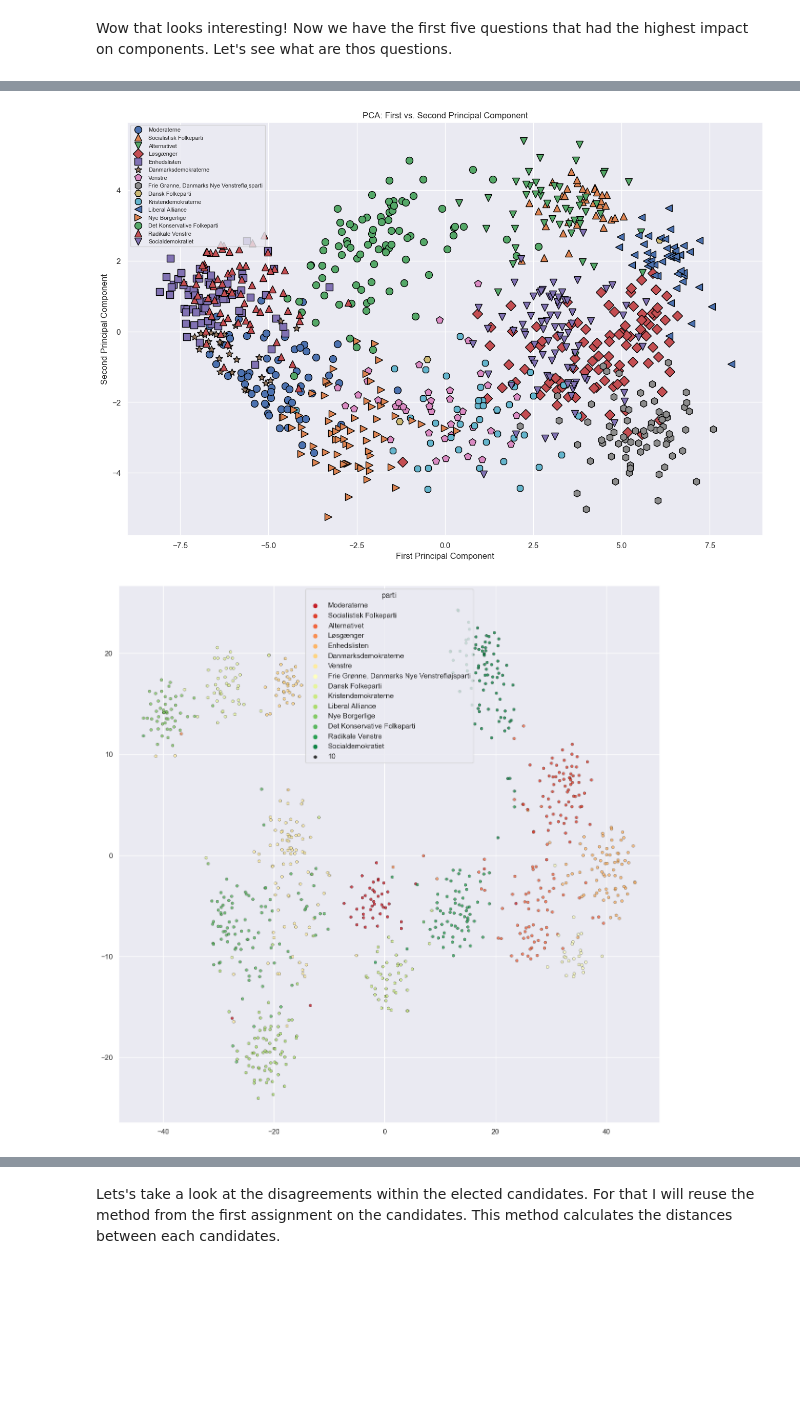
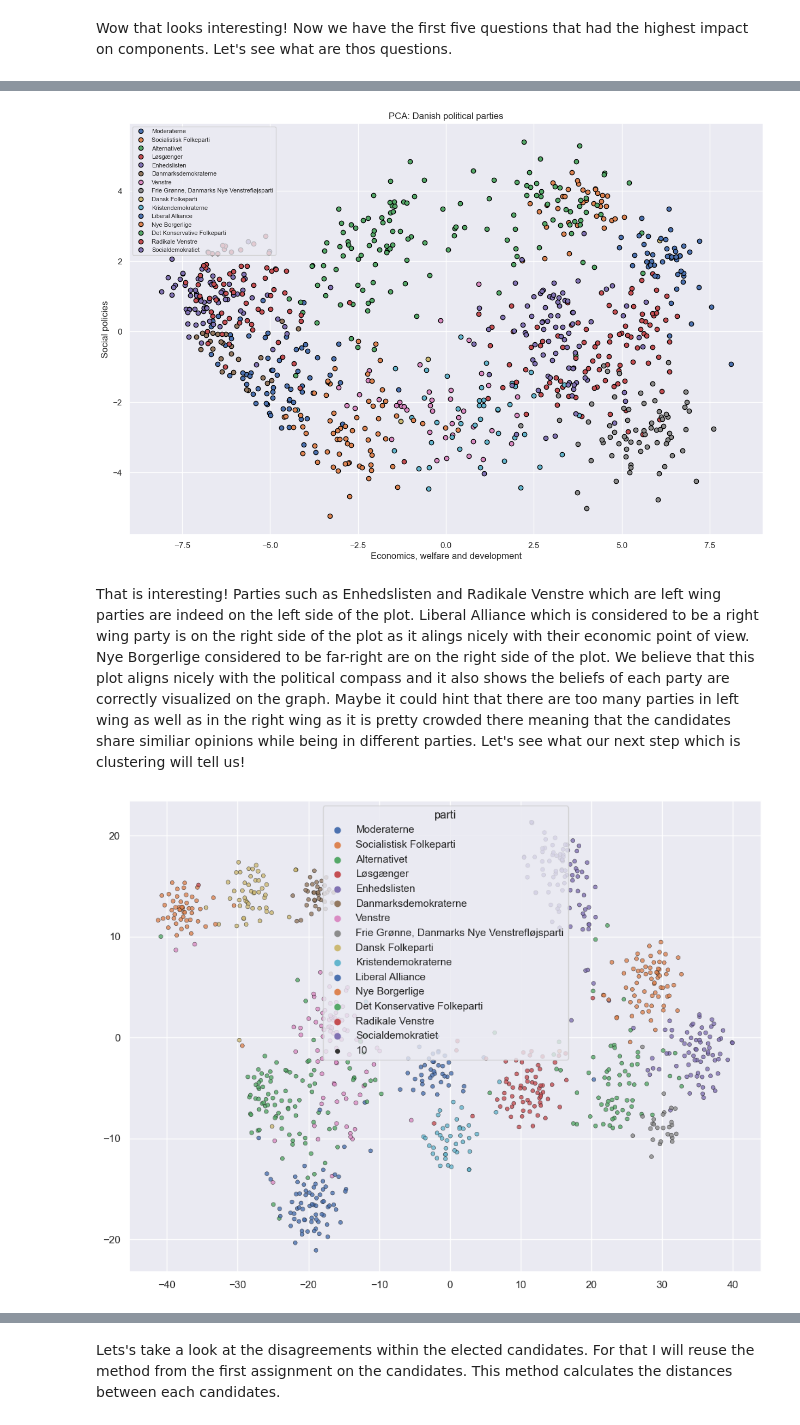
Before and after one commit to maksio420/ML, a Jupyter notebook: 5-clustering/Candidate Test 2022 II.ipynb, the cells around one changed output, grey strips where cells are left out. Cells and saved outputs as stored; diff of their text form; code cells hidden in the pictures; blank space fills up the shorter version.

```diff
--- a/5-clustering/Candidate Test 2022 II.ipynb
+++ b/5-clustering/Candidate Test 2022 II.ipynb
@@ -71,7 +71,7 @@ from sklearn.decomposition import PCA
 df = pd.read_excel('alldata.xlsx')
 df = df.dropna()
 labels = df['parti']
-df = df.drop(columns=['storkreds', 'alder', 'navn', 'parti'])
+firstComponentQuestions = df.drop(columns=['storkreds', 'alder', 'navn', 'parti'])
 
 scaler = StandardScaler()
 scaler.fit(df)
@@ -192,46 +216,44 @@ drq.head()
 # %%
+# plt.figure(figsize=(16, 12))
+# mglearn.discrete_scatter(X_pca[:, 0], X_pca[:, 1], labels, markeredgewidth=1)
+# plt.legend(labels.unique(), loc="upper left", fontsize=8)
+# plt.gca().set_aspect("equal")
+# plt.xlabel("Economics, welfare and development")
+# plt.ylabel("Social policies")
+# plt.title("PCA: Danish political parties")
+# plt.grid(True)
+# plt.show()
+# box_colors = ['forestgreen', 'lightskyblue', 'gold', 'yellowgreen', 'orange', 'springgreen', 'lightgray','turquoise', 'black', 'slateblue', 'teal','purple', 'red',  'deeppink']
+# unique_labels_sorted = sorted(labels.unique())
 
+#mglearn can't set colors of markers and other solutions didn't work so seemlessly
 
-# Create a new figure with improved styling
-plt.figure(figsize=(16, 12))
-
-# Scatter plot with labeled points
-mglearn.discrete_scatter(X_pca[:, 0], X_pca[:, 1], labels, markeredgewidth=1)
-
-# Add legend (smaller size and outside the graph)
-plt.legend(labels.unique(), loc="upper left", fontsize=8)
-
-# Set equal aspect ratio for better visualization
+plt.figure(figsize=(15, 12))
+mglearn.discrete_scatter(X_pca[:, 0], X_pca[:, 1], labels, s=6, markers='o')
+plt.legend(labels.unique(), loc="upper left", fontsize=8)  # Smaller legend font size
 plt.gca().set_aspect("equal")
-
-# Customize axis labels
-plt.xlabel("First Principal Component")
-plt.ylabel("Second Principal Component")
-
-# Add a title
-plt.title("PCA: First vs. Second Principal Component")
-
-# Show the grid
+plt.xlabel("Economics, welfare and development")
+plt.ylabel("Social policies")
+plt.title("PCA: Danish political parties")
 plt.grid(True)
-
-# Display the plot
 plt.show()
-
-#use the loading parameter for PCA
 # %% [output]
-[figure, old version]
+[figure, new version]
+# %% [markdown]
+That is interesting! Parties such as Enhedslisten and Radikale Venstre which are left wing parties are indeed on the left side of the plot. Liberal Alliance which is considered to be a right wing party is on the right side of the plot as it alings nicely with their economic point of view. Nye Borgerlige considered to be far-right are on the right side of the plot. We believe that this plot aligns nicely with the political compass and it also shows the beliefs of each party are correctly visualized on the graph. Maybe it could hint that there are too many parties in left wing as well as in the right wing as it is pretty crowded there meaning that the candidates share similiar opinions while being in different parties. Let's see what our next step which is clustering will tell us!
 # %%
 from matplotlib import colors
 import seaborn as sns
 from sklearn.manifold import TSNE
 tsne = TSNE(perplexity=30, random_state=42)
 # use fit_transform instead of fit, as TSNE has no transform method
 politcal_tsne = tsne.fit_transform(df)
+# box_colors = ['forestgreen', 'lightskyblue', 'gold', 'yellowgreen', 'orange', 'springgreen', 'lightgray','turquoise', 'black', 'slateblue', 'teal','purple', 'red',  'deeppink']
 
 def visualize_2d(x, labels):
-    sns.set_theme(rc={'figure.figsize':(15,15)})
-    sns.scatterplot(x=x[:, 0], y=x[:, 1], hue=labels, palette='RdYlGn', s=100, alpha=0.8, edgecolor="black", size=10)
+    sns.set_theme(rc={'figure.figsize':(12,9)})
+    sns.scatterplot(x=x[:, 0], y=x[:, 1], hue=labels, palette='deep', s=100, alpha=0.8, edgecolor="black", size=10, )
 
 visualize_2d(politcal_tsne, labels)
 # %% [output]
-[figure, old version]
+[figure, new version]
```
Also changed, not shown: parts of 14 cells of this notebook.
